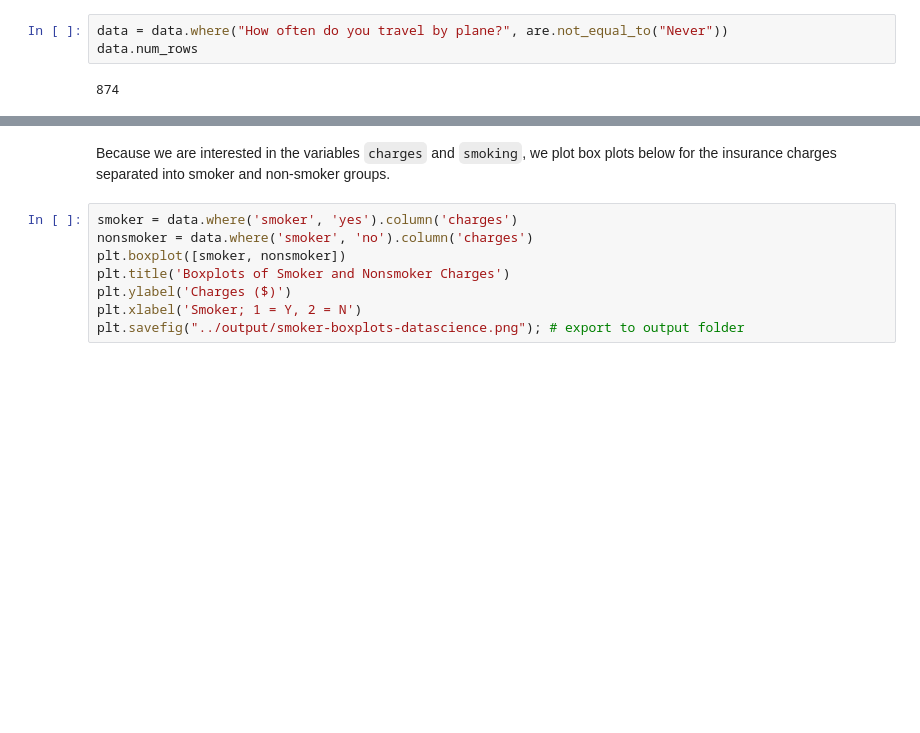
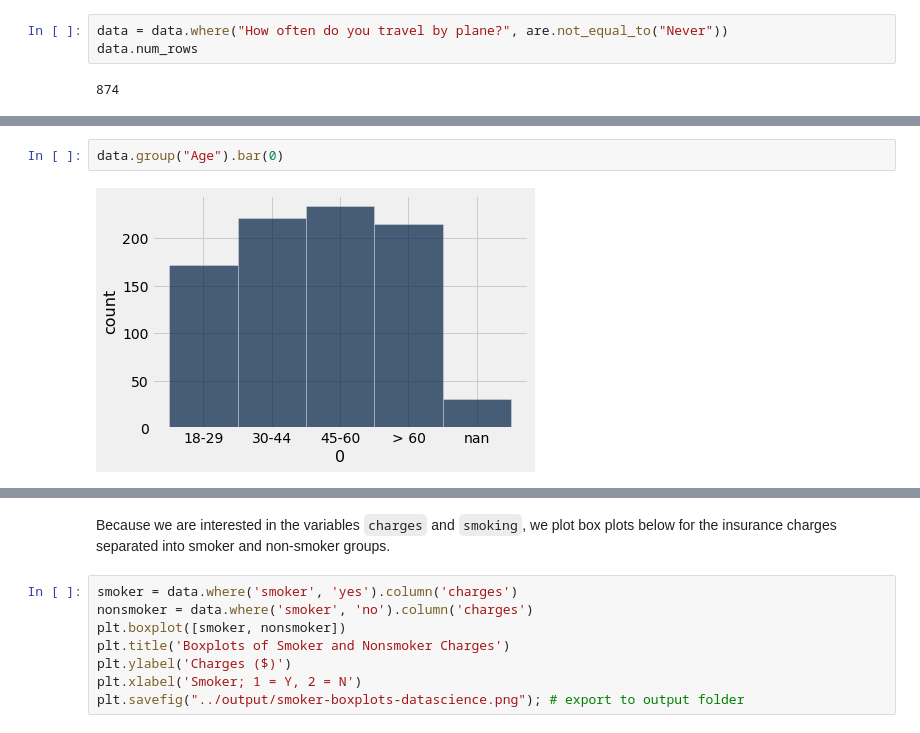
Before and after one commit to ls88-openscienceconnector/final-project-team-2, a Jupyter notebook: notebooks/airplane-analysis.ipynb, the cells around one changed output, grey strips where cells are left out. Cells and saved outputs as stored; diff of their text form; blank space fills up the shorter version.

```diff
--- a/notebooks/airplane-analysis.ipynb
+++ b/notebooks/airplane-analysis.ipynb
@@ -43,0 +50,4 @@ data.num_rows
+# %%
+data.group("Age").bar(0)
+# %% [output]
+[figure, added]
```
Also changed, not shown: parts of 36 cells of this notebook.
